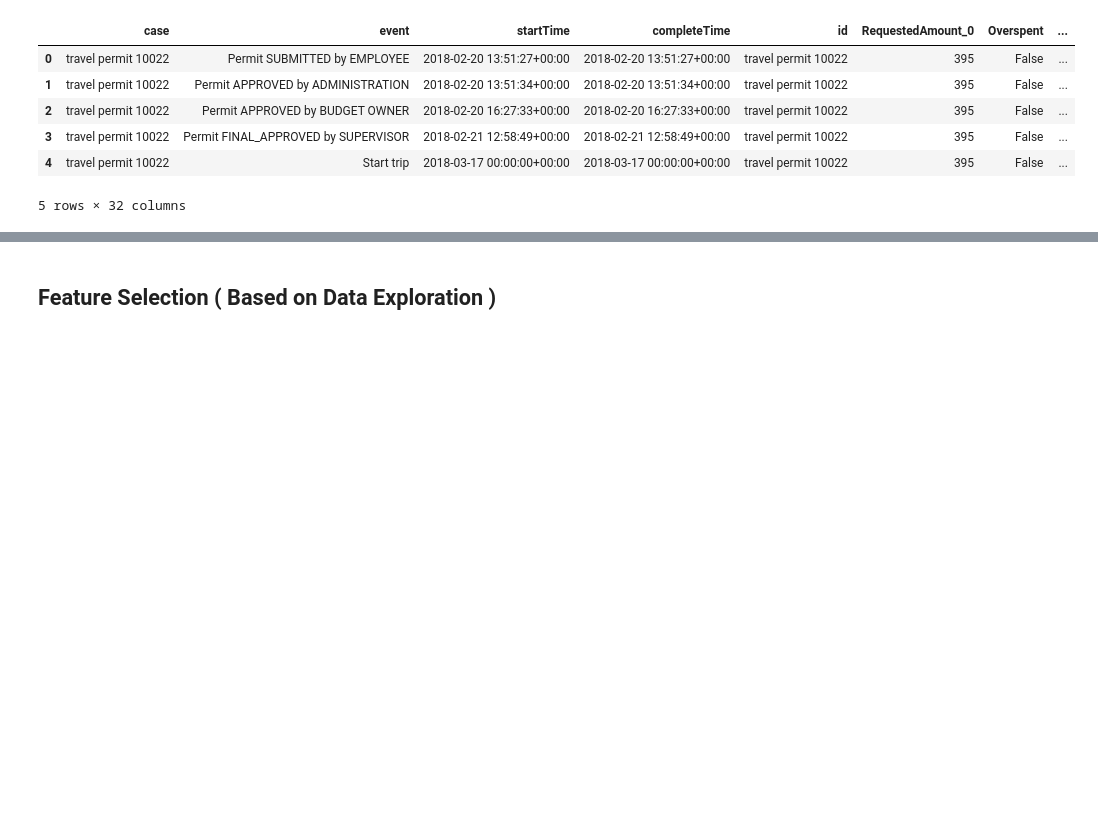
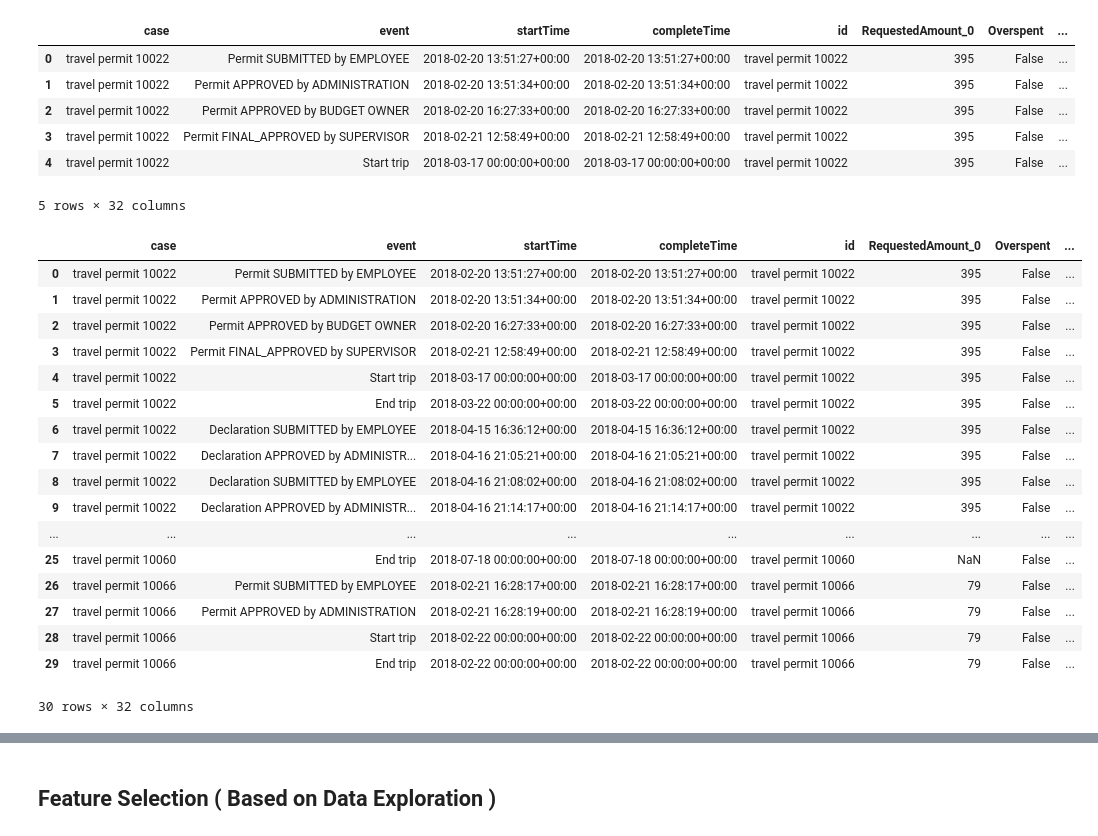
Before and after one commit to himanshudce/APM_BPI_2020, a Jupyter notebook: notebooks/data_prepration.ipynb, the cells around one changed output, grey strips where cells are left out. Saved outputs shown, nothing was run; the diff lists cells and outputs as text; code cells hidden in the pictures; blank space fills up the shorter version.

```diff
--- a/notebooks/data_prepration.ipynb
+++ b/notebooks/data_prepration.ipynb
@@ -197,7 +172,7 @@ len(intersecting_traces)
 # Define common variables
 # %%
 # trace length and saving path
-t_length = 8
+t_length = 10
 save_path_base = '../data/training_data/'
 # %% [markdown]
 # ====================================
@@ -290,3 +265,24 @@ df.head(5)
 | 3 | travel permit 10022 | Permit FINAL_APPROVED by SUPERVISOR | 2018-02-21 12:58:49+00:00 | 2018-02-21 12:58:49+00:00 | travel permit 10022 | 395 | False | ... |
 | 4 | travel permit 10022 | Start trip | 2018-03-17 00:00:00+00:00 | 2018-03-17 00:00:00+00:00 | travel permit 10022 | 395 | False | ... |
 5 rows × 32 columns
+# %%
+df.head(30)
+# %% [output]
+|  | case | event | startTime | completeTime | id | RequestedAmount_0 | Overspent | ... |
+| 0 | travel permit 10022 | Permit SUBMITTED by EMPLOYEE | 2018-02-20 13:51:27+00:00 | 2018-02-20 13:51:27+00:00 | travel permit 10022 | 395 | False | ... |
+| 1 | travel permit 10022 | Permit APPROVED by ADMINISTRATION | 2018-02-20 13:51:34+00:00 | 2018-02-20 13:51:34+00:00 | travel permit 10022 | 395 | False | ... |
+| 2 | travel permit 10022 | Permit APPROVED by BUDGET OWNER | 2018-02-20 16:27:33+00:00 | 2018-02-20 16:27:33+00:00 | travel permit 10022 | 395 | False | ... |
+| 3 | travel permit 10022 | Permit FINAL_APPROVED by SUPERVISOR | 2018-02-21 12:58:49+00:00 | 2018-02-21 12:58:49+00:00 | travel permit 10022 | 395 | False | ... |
+| 4 | travel permit 10022 | Start trip | 2018-03-17 00:00:00+00:00 | 2018-03-17 00:00:00+00:00 | travel permit 10022 | 395 | False | ... |
+| 5 | travel permit 10022 | End trip | 2018-03-22 00:00:00+00:00 | 2018-03-22 00:00:00+00:00 | travel permit 10022 | 395 | False | ... |
+| 6 | travel permit 10022 | Declaration SUBMITTED by EMPLOYEE | 2018-04-15 16:36:12+00:00 | 2018-04-15 16:36:12+00:00 | travel permit 10022 | 395 | False | ... |
+| 7 | travel permit 10022 | Declaration APPROVED by ADMINISTR... | 2018-04-16 21:05:21+00:00 | 2018-04-16 21:05:21+00:00 | travel permit 10022 | 395 | False | ... |
+| 8 | travel permit 10022 | Declaration SUBMITTED by EMPLOYEE | 2018-04-16 21:08:02+00:00 | 2018-04-16 21:08:02+00:00 | travel permit 10022 | 395 | False | ... |
+| 9 | travel permit 10022 | Declaration APPROVED by ADMINISTR... | 2018-04-16 21:14:17+00:00 | 2018-04-16 21:14:17+00:00 | travel permit 10022 | 395 | False | ... |
+| ... | ... | ... | ... | ... | ... | ... | ... | ... |
+| 25 | travel permit 10060 | End trip | 2018-07-18 00:00:00+00:00 | 2018-07-18 00:00:00+00:00 | travel permit 10060 | NaN | False | ... |
+| 26 | travel permit 10066 | Permit SUBMITTED by EMPLOYEE | 2018-02-21 16:28:17+00:00 | 2018-02-21 16:28:17+00:00 | travel permit 10066 | 79 | False | ... |
+| 27 | travel permit 10066 | Permit APPROVED by ADMINISTRATION | 2018-02-21 16:28:19+00:00 | 2018-02-21 16:28:19+00:00 | travel permit 10066 | 79 | False | ... |
+| 28 | travel permit 10066 | Start trip | 2018-02-22 00:00:00+00:00 | 2018-02-22 00:00:00+00:00 | travel permit 10066 | 79 | False | ... |
+| 29 | travel permit 10066 | End trip | 2018-02-22 00:00:00+00:00 | 2018-02-22 00:00:00+00:00 | travel permit 10066 | 79 | False | ... |
+30 rows × 32 columns
```
Also changed, not shown: parts of 11 cells of this notebook, 2 other files.
